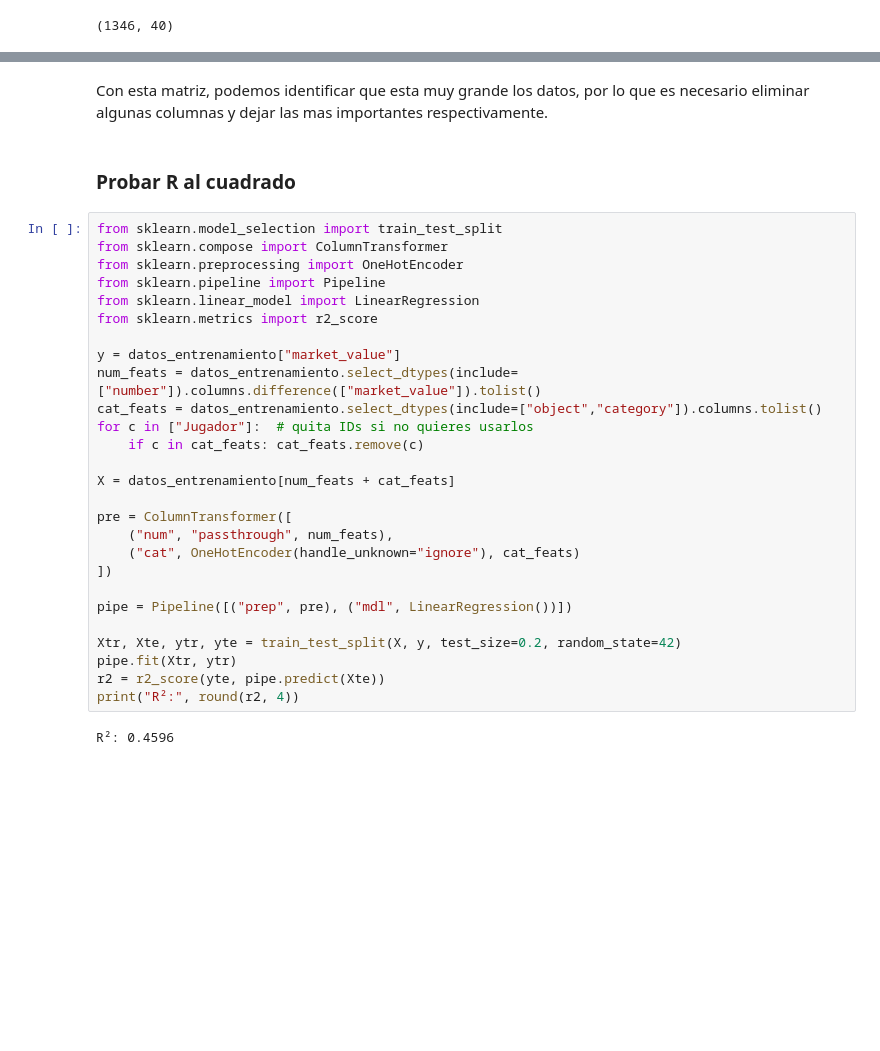
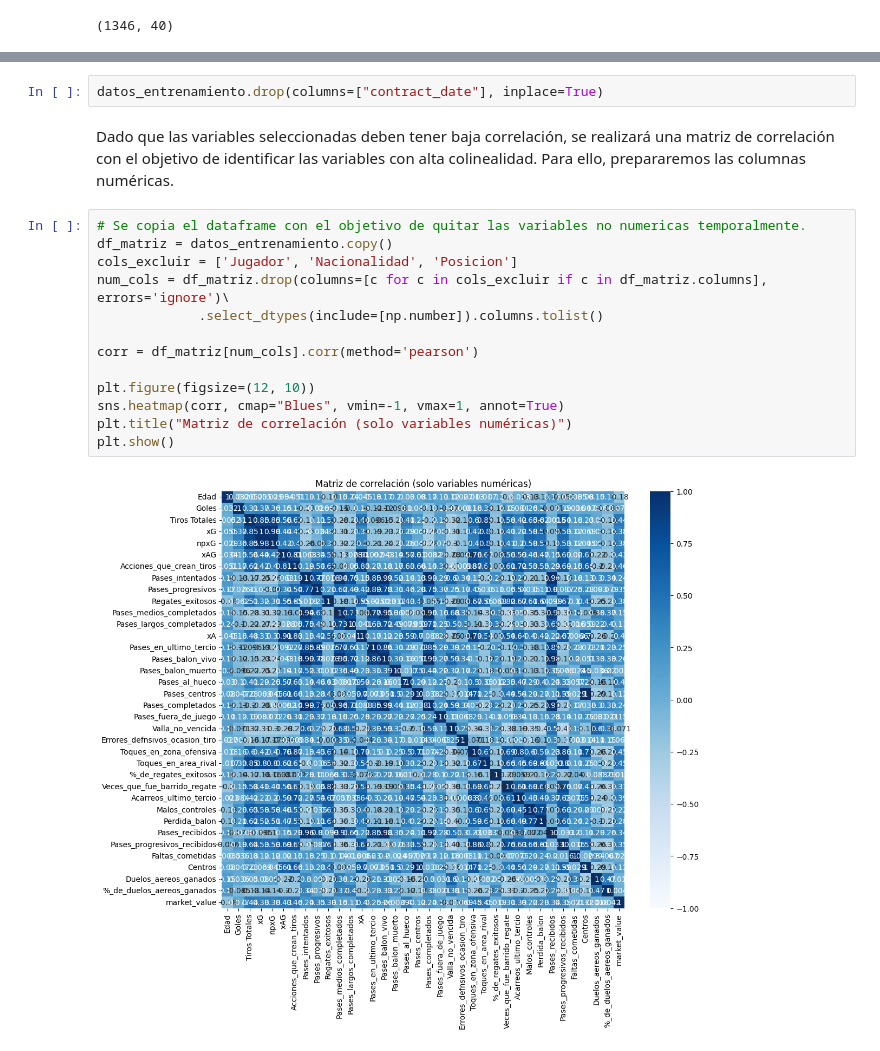
Before and after one commit to afgomezg1/Laboratorios-BI, a Jupyter notebook: Laboratorio 1/Laboratorio1.ipynb, the cells around one changed output, grey strips where cells are left out. Cells and saved outputs as stored; diff of their text form; blank space fills up the shorter version.

```diff
--- a/Laboratorio 1/Laboratorio1.ipynb
+++ b/Laboratorio 1/Laboratorio1.ipynb
@@ -949,33 +939,19 @@ Ahora, es posible notar, que gracias a la limpieza de datos, redujimos la cantid
-# %% [markdown]
-Con esta matriz, podemos identificar que esta muy grande los datos, por lo que es necesario eliminar algunas columnas y dejar las mas importantes respectivamente.
-# %% [markdown]
-### Probar R al cuadrado
-# %%
-from sklearn.model_selection import train_test_split
-from sklearn.compose import ColumnTransformer
-from sklearn.preprocessing import OneHotEncoder
-from sklearn.pipeline import Pipeline
-from sklearn.linear_model import LinearRegression
-from sklearn.metrics import r2_score
-
-y = datos_entrenamiento["market_value"]
-num_feats = datos_entrenamiento.select_dtypes(include=["number"]).columns.difference(["market_value"]).tolist()
-cat_feats = datos_entrenamiento.select_dtypes(include=["object","category"]).columns.tolist()
-for c in ["Jugador"]:  # quita IDs si no quieres usarlos
-    if c in cat_feats: cat_feats.remove(c)
-
-X = datos_entrenamiento[num_feats + cat_feats]
-
-pre = ColumnTransformer([
-    ("num", "passthrough", num_feats),
-    ("cat", OneHotEncoder(handle_unknown="ignore"), cat_feats)
-])
-
-pipe = Pipeline([("prep", pre), ("mdl", LinearRegression())])
-
-Xtr, Xte, ytr, yte = train_test_split(X, y, test_size=0.2, random_state=42)
-pipe.fit(Xtr, ytr)
-r2 = r2_score(yte, pipe.predict(Xte))
-print("R²:", round(r2, 4))
-# %% [output]
-R²: 0.4596
+# %%
+datos_entrenamiento.drop(columns=["contract_date"], inplace=True)
+# %% [markdown]
+Dado que las variables seleccionadas deben tener baja correlación, se realizará una matriz de correlación con el objetivo de identificar las variables con alta colinealidad. Para ello, prepararemos las columnas numéricas.
+# %%
+# Se copia el dataframe con el objetivo de quitar las variables no numericas temporalmente.
+df_matriz = datos_entrenamiento.copy()
+cols_excluir = ['Jugador', 'Nacionalidad', 'Posicion']
+num_cols = df_matriz.drop(columns=[c for c in cols_excluir if c in df_matriz.columns], errors='ignore')\
+             .select_dtypes(include=[np.number]).columns.tolist()
+
+corr = df_matriz[num_cols].corr(method='pearson')
+
+plt.figure(figsize=(12, 10))
+sns.heatmap(corr, cmap="Blues", vmin=-1, vmax=1, annot=True)
+plt.title("Matriz de correlación (solo variables numéricas)")
+plt.show()
+# %% [output]
+[figure, added]
```
Also changed, not shown: parts of 25 cells of this notebook.
